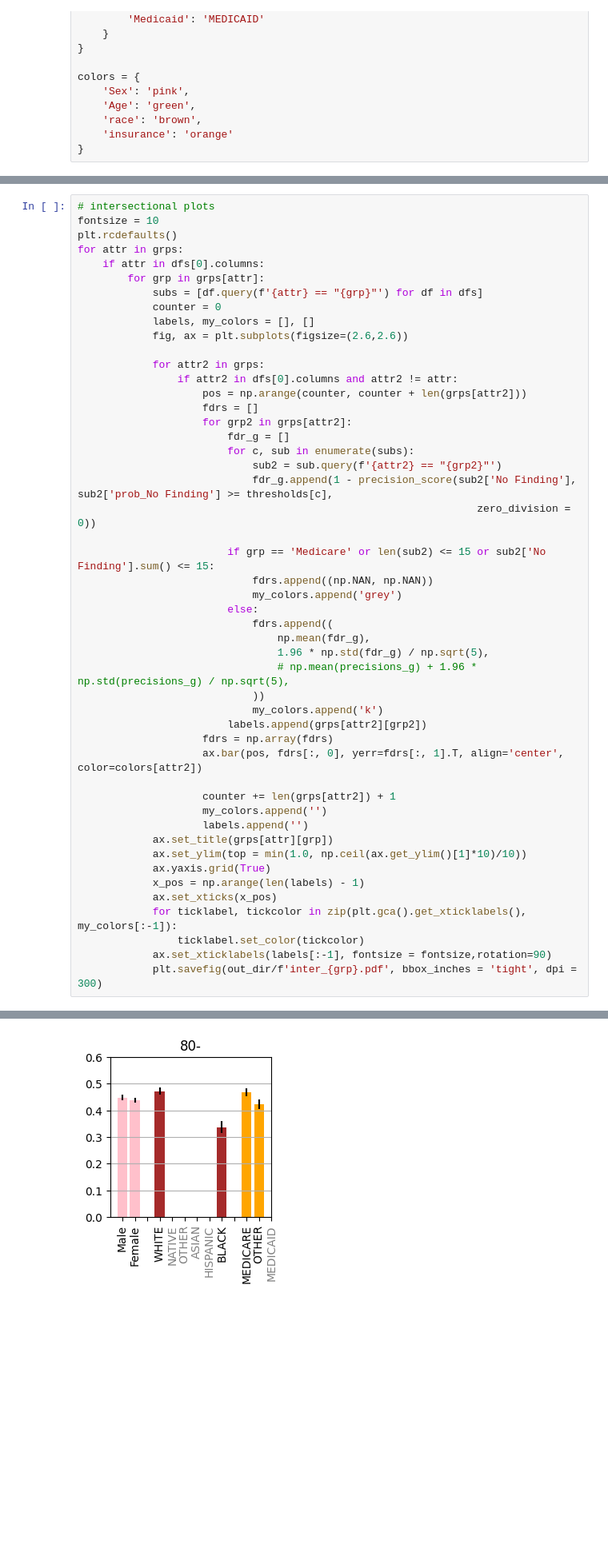
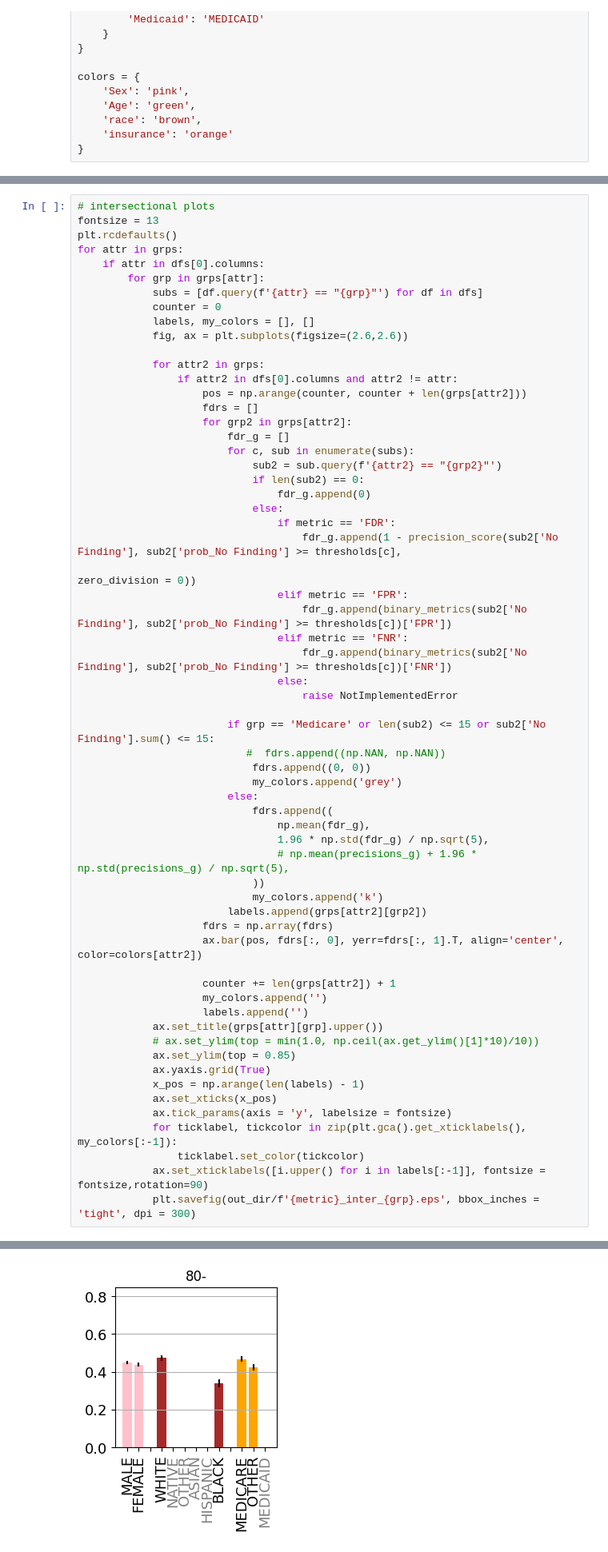
Before and after one commit to LalehSeyyed/Underdiagnosis_NatMed, a Jupyter notebook: analyze_fdr.ipynb, the cells around one changed output, grey strips where cells are left out. Shown: that part at 80% size. Drawn from its saved outputs; the diff is of its cells as text; blank space fills up the shorter version.

```diff
--- a/analyze_fdr.ipynb
+++ b/analyze_fdr.ipynb
@@ -166,6 +234,6 @@ pd.DataFrame(all_fdrs)
 # %%
 # intersectional plots
-fontsize = 10
+fontsize = 13
 plt.rcdefaults()
 for attr in grps:
     if attr in dfs[0].columns:
@@ -183,11 +251,22 @@ for attr in grps:
                         fdr_g = []
                         for c, sub in enumerate(subs):
                             sub2 = sub.query(f'{attr2} == "{grp2}"')
-                            fdr_g.append(1 - precision_score(sub2['No Finding'], sub2['prob_No Finding'] >= thresholds[c],
-                                                                zero_division = 0))
+                            if len(sub2) == 0:
+                                fdr_g.append(0)
+                            else:
+                                if metric == 'FDR':
+                                    fdr_g.append(1 - precision_score(sub2['No Finding'], sub2['prob_No Finding'] >= thresholds[c],
+                                                                    zero_division = 0))
+                                elif metric == 'FPR':
+                                    fdr_g.append(binary_metrics(sub2['No Finding'], sub2['prob_No Finding'] >= thresholds[c])['FPR'])
+                                elif metric == 'FNR':
+                                    fdr_g.append(binary_metrics(sub2['No Finding'], sub2['prob_No Finding'] >= thresholds[c])['FNR'])
+                                else:
+                                    raise NotImplementedError
 
                         if grp == 'Medicare' or len(sub2) <= 15 or sub2['No Finding'].sum() <= 15:
-                            fdrs.append((np.NAN, np.NAN))
+                           #  fdrs.append((np.NAN, np.NAN))
+                            fdrs.append((0, 0))
                             my_colors.append('grey')
                         else:
                             fdrs.append((
@@ -203,13 +282,15 @@ for attr in grps:
                     counter += len(grps[attr2]) + 1
                     my_colors.append('')
                     labels.append('')
-            ax.set_title(grps[attr][grp])
-            ax.set_ylim(top = min(1.0, np.ceil(ax.get_ylim()[1]*10)/10))
+            ax.set_title(grps[attr][grp].upper())
+            # ax.set_ylim(top = min(1.0, np.ceil(ax.get_ylim()[1]*10)/10))
+            ax.set_ylim(top = 0.85)
             ax.yaxis.grid(True)
             x_pos = np.arange(len(labels) - 1)
             ax.set_xticks(x_pos)
+            ax.tick_params(axis = 'y', labelsize = fontsize)
             for ticklabel, tickcolor in zip(plt.gca().get_xticklabels(), my_colors[:-1]):
                 ticklabel.set_color(tickcolor)
-            ax.set_xticklabels(labels[:-1], fontsize = fontsize,rotation=90)
-            plt.savefig(out_dir/f'inter_{grp}.pdf', bbox_inches = 'tight', dpi = 300)
+            ax.set_xticklabels([i.upper() for i in labels[:-1]], fontsize = fontsize,rotation=90)
+            plt.savefig(out_dir/f'{metric}_inter_{grp}.eps', bbox_inches = 'tight', dpi = 300)
 # %% [output]
@@ -218 +299 @@ for attr in grps:
-[figure, old version]
+[figure, new version]
```
Also changed, not shown: parts of 5 cells of this notebook, 2 other files.
